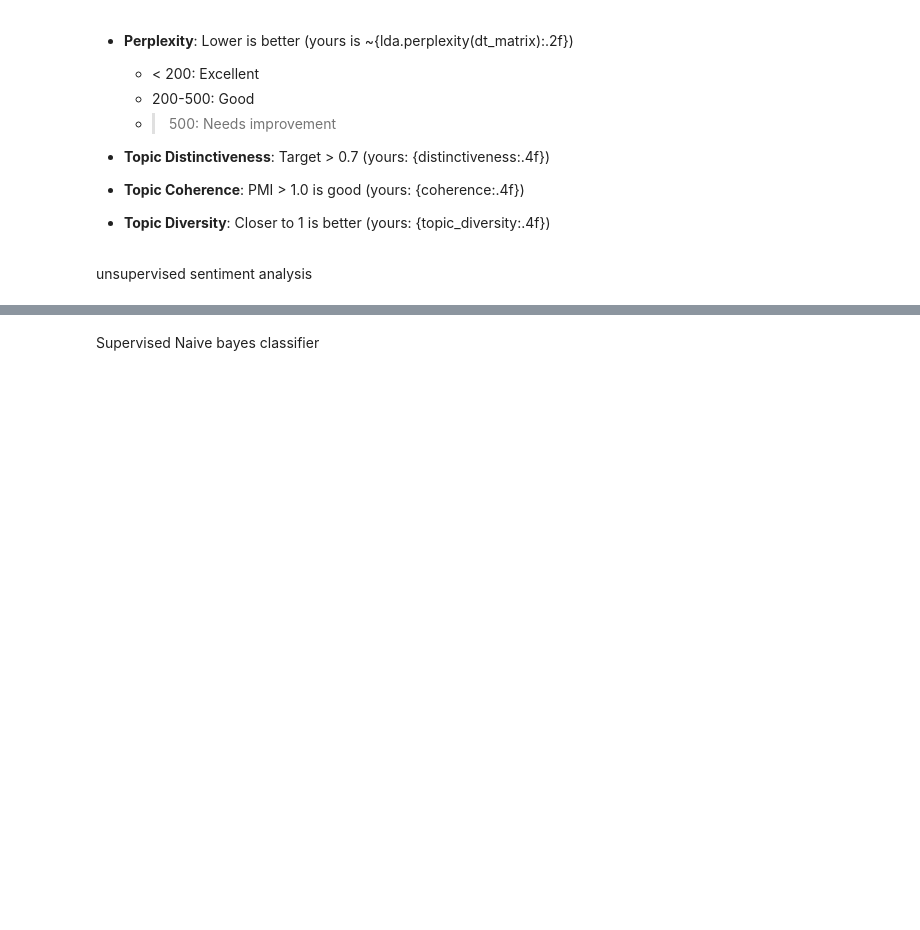
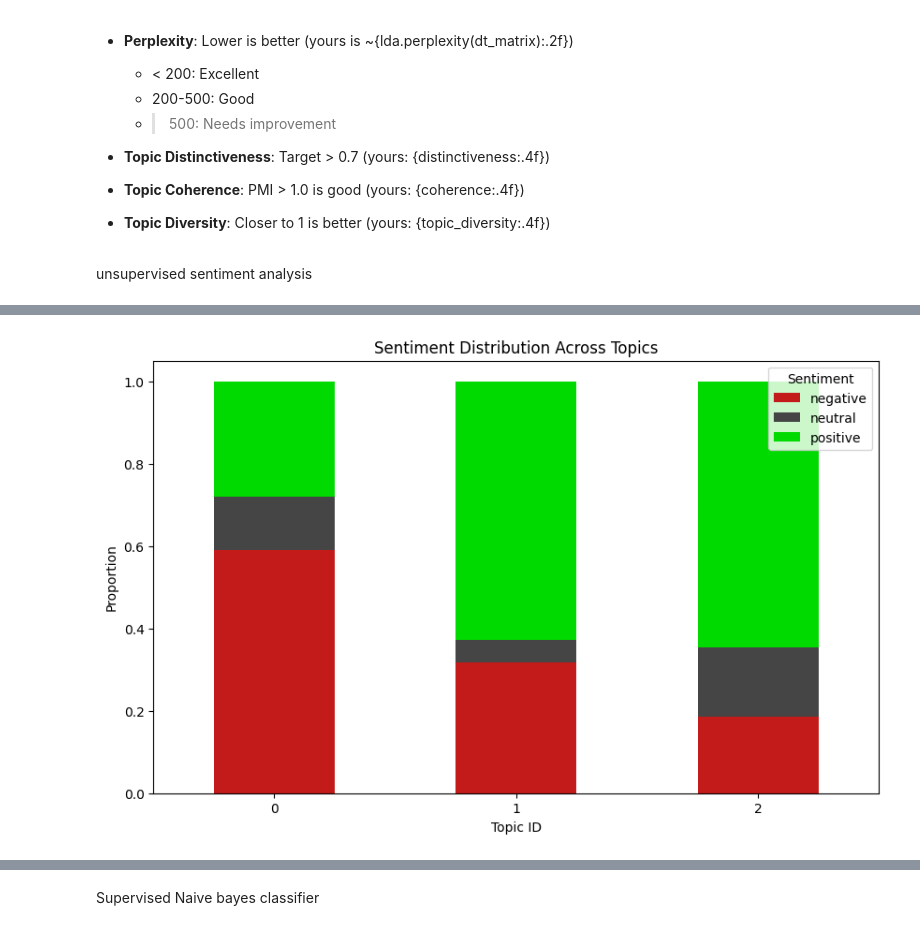
Before and after one commit to Nikkochoy/DataMining-Midterm-Summative-Activity, a Jupyter notebook: Main/SummativeActivity.ipynb, the cells around one changed output, grey strips where cells are left out. Cells and saved outputs as stored; diff of their text form; code cells hidden in the pictures; blank space fills up the shorter version.

Commit message:
fixed visualizations

```diff
--- a/Main/SummativeActivity.ipynb
+++ b/Main/SummativeActivity.ipynb
@@ -181,63 +181,59 @@ import plotly.express as px
 nltk.download('vader_lexicon')
 sid = SentimentIntensityAnalyzer()
 
-def get_topic_sentiment(model, feature_names, docs_per_topic=100):
-    """
-    Assign sentiment scores to each topic by analyzing:
-    1. Top topic words
-    2. Representative documents
-    """
-    # Get document-topic matrix
-    doc_topic = model.transform(dt_matrix)
+# Analyze each document
+sentiment_results = []
+for doc in processed_texts:
+    scores = sid.polarity_scores(doc)
+    sentiment_results.append({
+        'text': doc,
+        'positive': scores['pos'],
+        'negative': scores['neg'],
+        'neutral': scores['neu'],
+        'compound': scores['compound']
+    })
 
-    # Initialize results
-    topic_sentiments = []
+# Convert to DataFrame
+df_sentiment = pd.DataFrame(sentiment_results)
 
-    for topic_idx in range(model.n_components):
-        # Get top words
-        top_words = [feature_names[i] for i in model.components_[topic_idx].argsort()[-10:][::-1]]
+def classify_sentiment(compound_score):
+    if compound_score >= 0.05:
+        return 'positive'
+    elif compound_score <= -0.05:
+        return 'negative'
+    else:
+        return 'neutral'
 
-        # Get most representative documents
-        doc_indices = doc_topic[:, topic_idx].argsort()[-docs_per_topic:][::-1]
-        representative_docs = [processed_texts[i] for i in doc_indices]
+df_sentiment['sentiment'] = df_sentiment['compound'].apply(classify_sentiment)
 
-        # Calculate scores
-        word_scores = [sid.polarity_scores(word)['compound'] for word in top_words]
-        doc_scores = [sid.polarity_scores(doc)['compound'] for doc in representative_docs]
+# Get dominant topic for each document
+doc_topics = lda.transform(dt_matrix)
+df_sentiment['dominant_topic'] = doc_topics.argmax(axis=1)
 
-        # Weighted average (60% docs, 40% words)
-        combined_score = 0.6*np.mean(doc_scores) + 0.4*np.mean(word_scores)
+# Group by topic and analyze sentiment distribution
+topic_sentiment = df_sentiment.groupby('dominant_topic')['sentiment'].value_counts(normalize=True).unstack()
+topic_sentiment = topic_sentiment.fillna(0)
 
-        # Classify
-        if combined_score >= 0.05:
-            sentiment = "Positive"
-        elif combined_score <= -0.05:
-            sentiment = "Negative"
-        else:
-            sentiment = "Neutral"
+# Add topic keywords
+topic_keywords = {
+    0: " ".join([tf_feature_names[i] for i in lda.components_[0].argsort()[-5:][::-1]]),
+    1: " ".join([tf_feature_names[i] for i in lda.components_[1].argsort()[-5:][::-1]]),
+    2: " ".join([tf_feature_names[i] for i in lda.components_[2].argsort()[-5:][::-1]])
+}
+topic_sentiment['keywords'] = topic_sentiment.index.map(topic_keywords)
 
-        topic_sentiments.append({
-            'topic_id': topic_idx,
-            'top_words': top_words,
-            'sentiment_score': combined_score,
-            'sentiment': sentiment,
-            'representative_docs': representative_docs[:3]  # Sample docs
-        })
+print(topic_sentiment[['keywords', 'negative', 'neutral', 'positive']])
 
-    return topic_sentiments
-
-# Get sentiment-labeled topics
-topic_sentiments = get_topic_sentiment(lda, tf_feature_names)
-
-# Create DataFrame
-df_sentiment = pd.DataFrame(topic_sentiments)
-
-# Interactive bar plot
-fig = px.bar(df_sentiment,
-             x='topic_id', y='sentiment_score',
-             color='sentiment',
-             hover_data=['top_words'],
-             title='Topic Sentiment Analysis',
-             labels={'topic_id': 'Topic ID', 'sentiment_score': 'Sentiment Score'})
-fig.show()
+topic_sentiment[['negative', 'neutral', 'positive']].plot(
+    kind='bar',
+    stacked=True,
+    figsize=(10, 6),
+    color=["#c31a1a", "#454545", "#00da00"]
+)
+plt.title("Sentiment Distribution Across Topics")
+plt.xlabel("Topic ID")
+plt.ylabel("Proportion")
+plt.xticks(rotation=0)
+plt.legend(title='Sentiment')
+plt.show()
 # %% [output]
@@ -245,0 +254 @@ fig.show()
+[figure, added]
```
Also changed, not shown: parts of 5 cells of this notebook.
